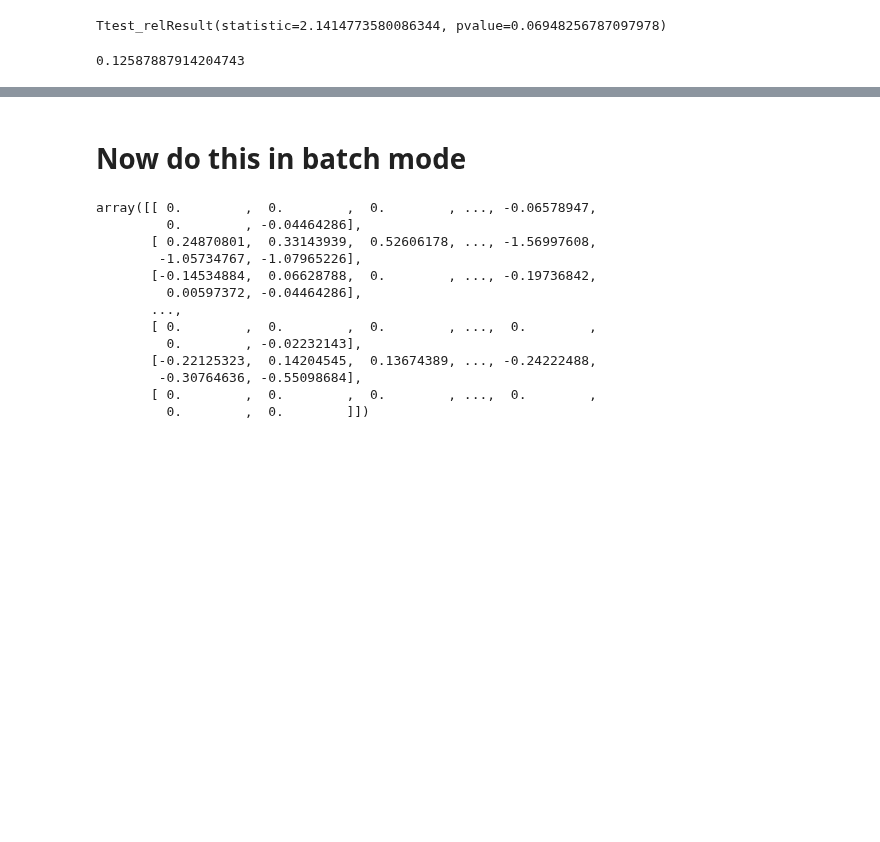
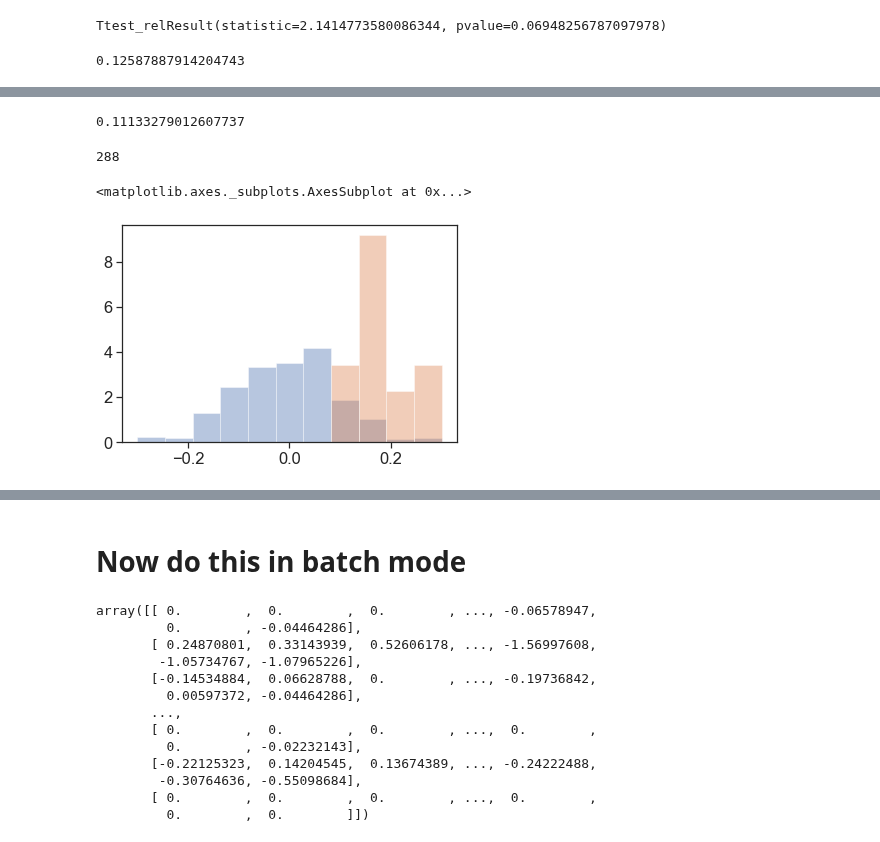
Before and after one commit to yves-weissenberger/ll_ephys, a Jupyter notebook: ephys_notebooks/try_rotate_non_spatial_responses.ipynb, the cells around one changed output, grey strips where cells are left out. Cells and saved outputs as stored; diff of their text form; code cells hidden in the pictures; blank space fills up the shorter version.

```diff
--- a/ephys_notebooks/try_rotate_non_spatial_responses.ipynb
+++ b/ephys_notebooks/try_rotate_non_spatial_responses.ipynb
@@ -381,0 +462,4 @@ plt.axvline(x=np.nanmax(ccs_real)-np.mean(ccs_real),dashes=(7,7),color='.3')
+# %%
+np.mean(session_cc[:,0].flatten()) + 1.96*np.std(session_cc[:,0].flatten())
+# %% [output]
+0.11133279012607737
@@ -381,0 +468,40 @@ plt.axvline(x=np.nanmax(ccs_real)-np.mean(ccs_real),dashes=(7,7),color='.3')
+# %%
+cdf_values = []
+all_vals = []
+max_vals = []
+for i in range(8):
+    session_cc = all_cc_mtx[i]
+    mx = np.max(session_cc,axis=(2,3))
+    mu = np.mean(mx,axis=1)
+    max_direction_alignment = np.argmax(mu)
+
+    for dir_ix in [0,1]:
+
+        neural_activity_direction = session_cc[max_direction_alignment,dir_ix].flatten()
+
+        mu_norm = np.mean(neural_activity_direction)
+        std_norm = np.std(neural_activity_direction)
+
+        best_alignment = np.max(neural_activity_direction)
+        cdf_val = norm(mu_norm,std_norm).cdf(best_alignment)
+        cdf_values.append(cdf_val)
+        all_vals.extend(neural_activity_direction)
+        max_vals.extend([best_alignment])
+    #mu =
+# %%
+len(all_vals)
+# %% [output]
+288
+# %%
+mx_ = []
+all_ = []
+for i in range(16):
+    rnd_num = np.random.normal(0,.1,size=18)
+    all_.extend(rnd_num)
+    mx_.append(np.max(rnd_num))
+# %%
+seaborn.distplot(all_, kde=0, bins=np.linspace(-.3,.3,num=12),norm_hist=1)
+seaborn.distplot(mx_, kde=0, bins=np.linspace(-.3,.3,num=12),norm_hist=1)
+# %% [output]
+<matplotlib.axes._subplots.AxesSubplot at 0x...>
+[figure, added]
```
Also changed, not shown: parts of 37 cells of this notebook, 2 other files.
